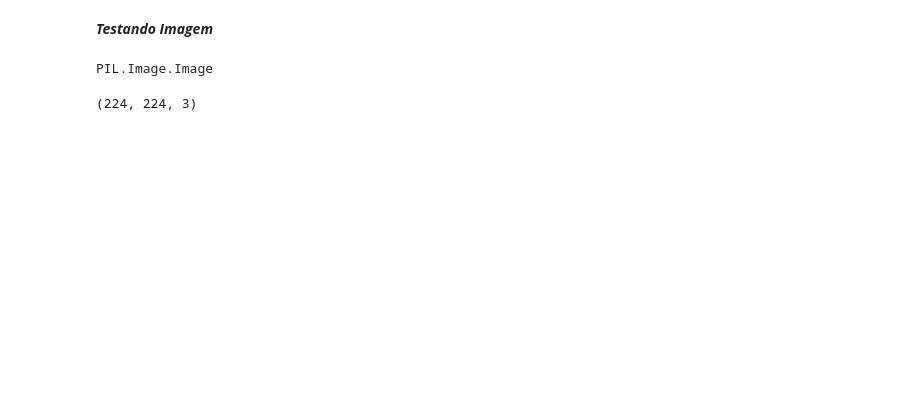
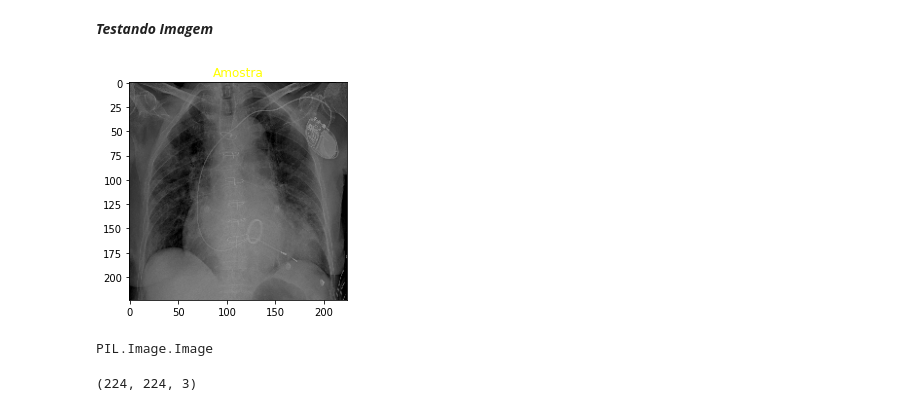
Before and after one commit to fabiomattes2016/ASMDIR, a Jupyter notebook: ASMDIR.ipynb, the cells around one changed output. Cells and saved outputs as stored; diff of their text form; code cells hidden in the pictures; blank space fills up the shorter version.

```diff
--- a/ASMDIR.ipynb
+++ b/ASMDIR.ipynb
@@ -350,7 +350,13 @@ sns.heatmap(cm, annot=True);
 # %% [markdown]
 ***Testando Imagem***
+# %%
+amostra = '/content/covid-19-pneumonia-34.png'
 # %%
-image = tf.keras.preprocessing.image.load_img(r'/content/dataset/pneumonia/test/viral/person17_virus_48.jpeg', target_size=(224,224))
+image = tf.keras.preprocessing.image.load_img(r''+amostra, target_size=(224,224))
+plt.title('Amostra', color='yellow')
+plt.imshow(image);
+# %% [output]
+[figure, added]
 # %%
 type(image)
 # %% [output]
```
Also changed, not shown: parts of 21 cells of this notebook.
